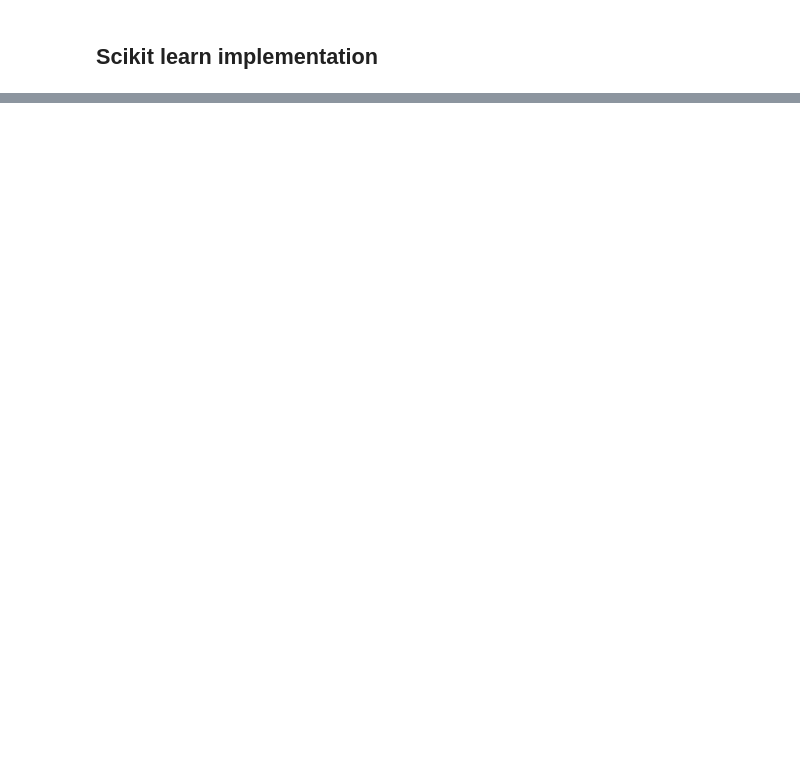
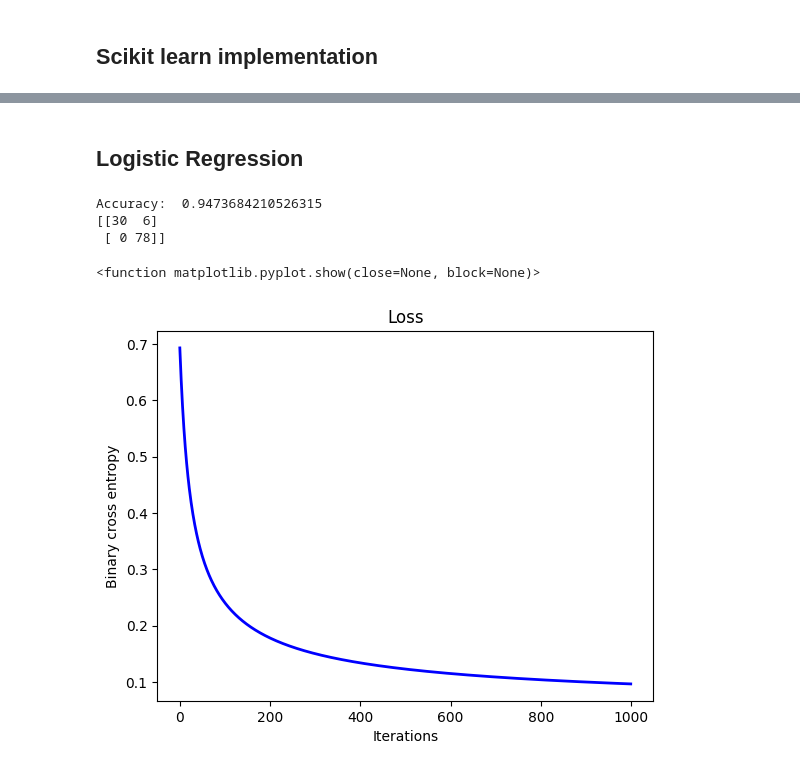
Before and after one commit to Mehdihjelk/Machine-and-Deep-learning, a Jupyter notebook: main.ipynb, the cells around one changed output, grey strips where cells are left out. Cells and saved outputs as stored; diff of their text form; code cells hidden in the pictures; blank space fills up the shorter version.

Commit message:
logistic regression added and scaling too

```diff
--- a/main.ipynb
+++ b/main.ipynb
@@ -106,0 +78,33 @@ Error:  1.1472908155785055
+# %% [markdown]
+## Logistic Regression
+# %%
+from src.logistic_regression import LogisticRegression
+from src.standard_scaler import StandardScaler
+from sklearn import datasets
+from sklearn.metrics import confusion_matrix
+
+dataset=datasets.load_breast_cancer()
+X,Y= dataset.data, dataset.target
+X_train, X_test, Y_train, Y_test=train_test_split(X,Y,test_size=0.2)
+logr=LogisticRegression(learning_rate=0.01, n_iterations=1000)
+scaler=StandardScaler()
+X_train_scaled=scaler.fit_transform(X_train)
+X_test_scaled=scaler.transform(X_test)
+logr.fit(X_train_scaled,Y_train)
+Y_pred=logr.predict(X_test_scaled)
+accuracy=np.mean(Y_pred==Y_test)
+print("Accuracy: ",accuracy)
+
+print(confusion_matrix(Y_test,Y_pred))
+
+plt.plot(logr.losses,color='blue', linewidth=2)
+plt.title("Loss")
+plt.xlabel("Iterations")
+plt.ylabel("Binary cross entropy")
+plt.show
+# %% [output]
+Accuracy:  0.9473684210526315
+[[30  6]
+ [ 0 78]]
+<function matplotlib.pyplot.show(close=None, block=None)>
+[figure, added]
```
Also changed, not shown: parts of 5 cells of this notebook, 3 other files.
